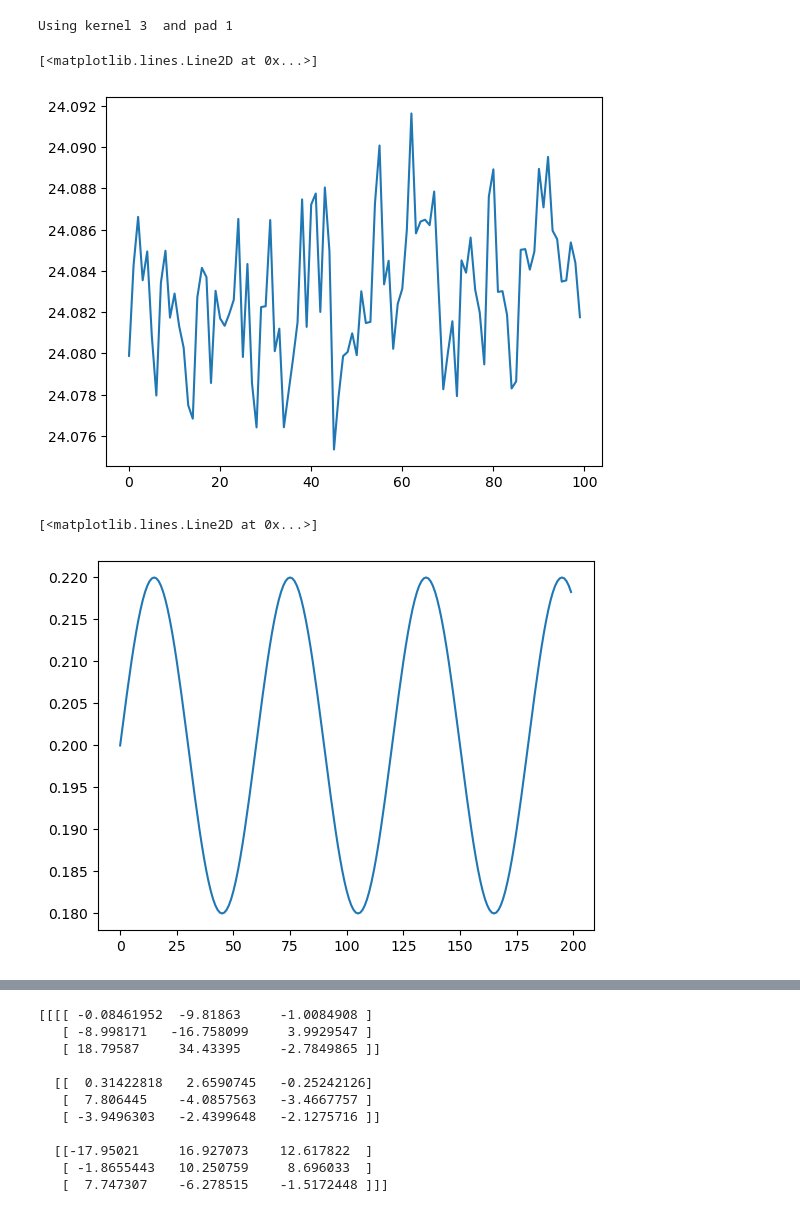
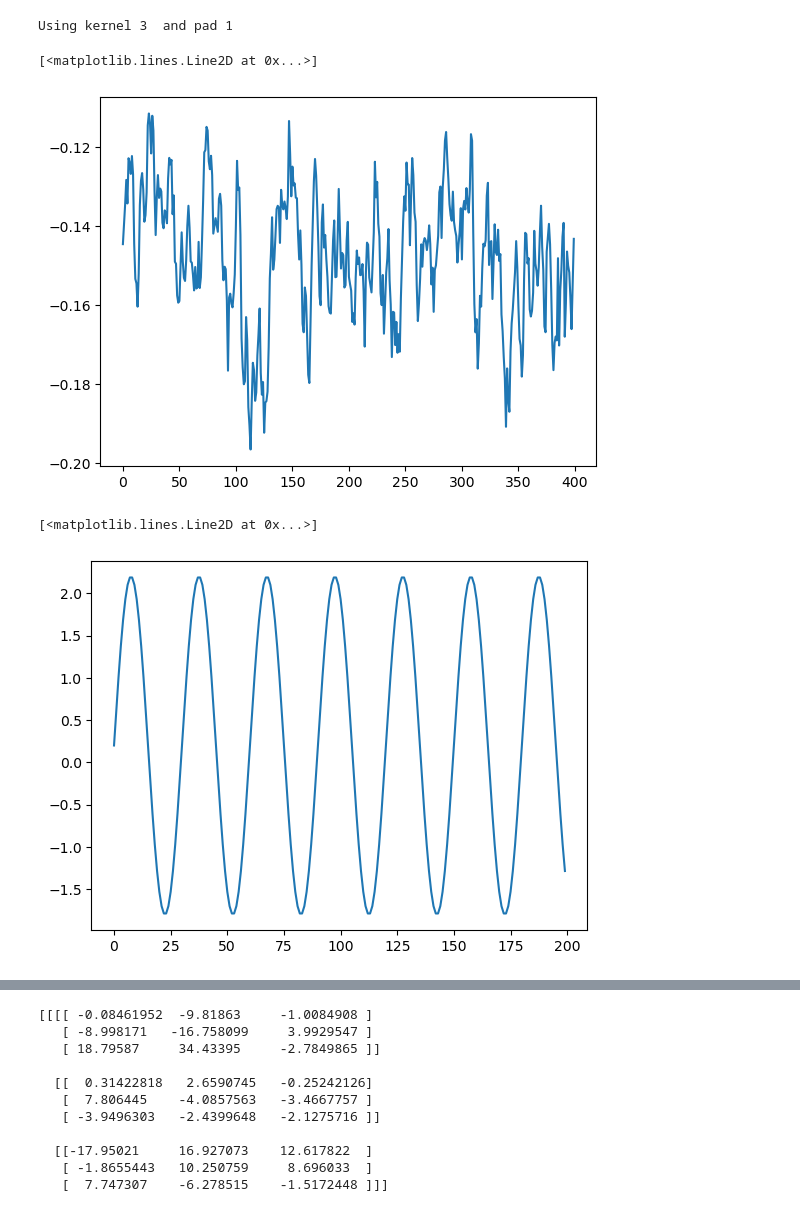
Before and after one commit to spencer-loggia/ReIntAI, a Jupyter notebook: notebooks/test_reverb.ipynb, the cells around one changed output, grey strips where cells are left out. Drawn from its saved outputs; the diff is of its cells as text; code cells hidden in the pictures.

```diff
--- a/notebooks/test_reverb.ipynb
+++ b/notebooks/test_reverb.ipynb
@@ -14,17 +14,17 @@ for i in range(1000):
 # %%
 history = rnet.past_states
 history = np.array([s.detach().squeeze().numpy() for s in history])
-plt.plot(history[100:, 2, 0, 1, 1])
+plt.plot(history[200:600, 2, 1, 0, 1])
 # %% [output]
 [<matplotlib.lines.Line2D at 0x...>]
-[figure, old version]
+[figure, new version]
 # %%
 x = torch.arange(0, 200)
-target_pattern = .02 * torch.sin((x * 4 * torch.pi) / 120) + .2
+target_pattern = 2 * torch.sin((x * 4 * torch.pi) / 60) + .2
 plt.plot(target_pattern)
 # %% [output]
 [<matplotlib.lines.Line2D at 0x...>]
-[figure, old version]
+[figure, new version]
 # %%
 optim = torch.optim.Adam(params=rnet.parameters(), lr=.001)
 for gen in range(1000):
```
Also changed, not shown: parts of 4 cells of this notebook, 1 other file.
